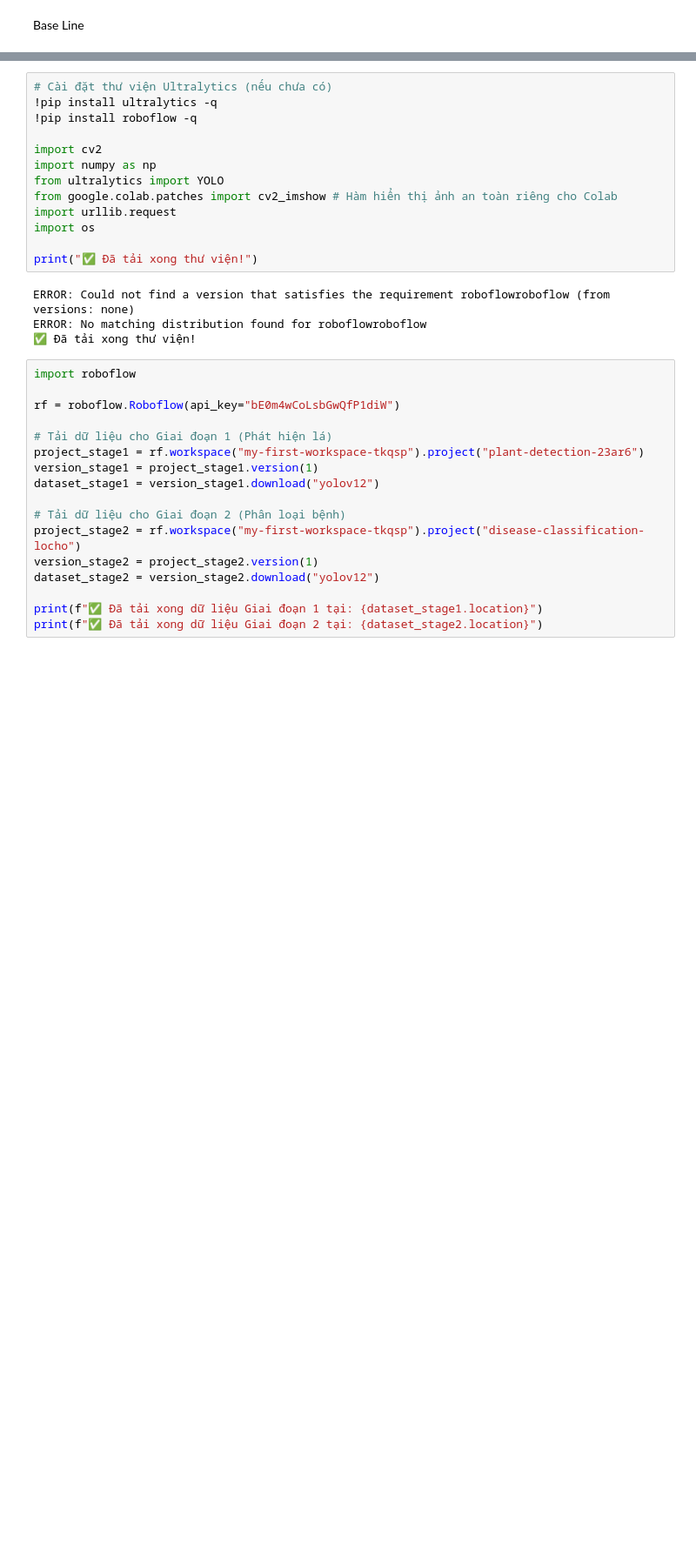
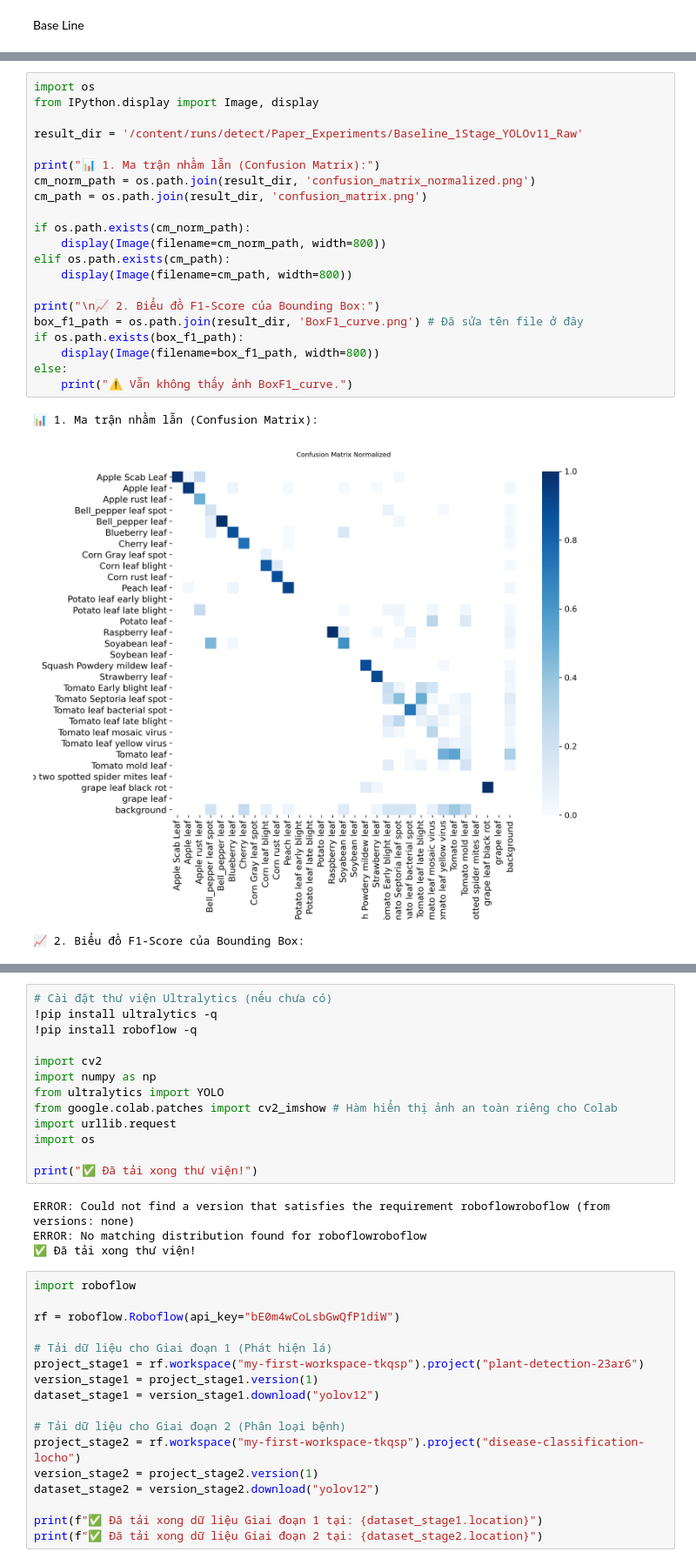
Before and after one commit to Hoanghieu003/detection-and-classification-plant-diseases, a Jupyter notebook: Custom-Pipeline-Detection-Classification.ipynb, the cells around one changed output, grey strips where cells are left out. Shown at 87% size. Cells and saved outputs as stored; diff of their text form; blank space fills up the shorter version.

```diff
--- a/Custom-Pipeline-Detection-Classification.ipynb
+++ b/Custom-Pipeline-Detection-Classification.ipynb
@@ -63,0 +82,25 @@ if os.path.exists(f'{result_dir}/F1_curve.png'):
+# %%
+import os
+from IPython.display import Image, display
+
+result_dir = '/content/runs/detect/Paper_Experiments/Baseline_1Stage_YOLOv11_Raw'
+
+print("📊 1. Ma trận nhầm lẫn (Confusion Matrix):")
+cm_norm_path = os.path.join(result_dir, 'confusion_matrix_normalized.png')
+cm_path = os.path.join(result_dir, 'confusion_matrix.png')
+
+if os.path.exists(cm_norm_path):
+    display(Image(filename=cm_norm_path, width=800))
+elif os.path.exists(cm_path):
+    display(Image(filename=cm_path, width=800))
+
+print("\n📈 2. Biểu đồ F1-Score của Bounding Box:")
+box_f1_path = os.path.join(result_dir, 'BoxF1_curve.png') # Đã sửa tên file ở đây
+if os.path.exists(box_f1_path):
+    display(Image(filename=box_f1_path, width=800))
+else:
+    print("⚠️ Vẫn không thấy ảnh BoxF1_curve.")
+# %% [output]
+📊 1. Ma trận nhầm lẫn (Confusion Matrix):
+[figure, added]
+📈 2. Biểu đồ F1-Score của Bounding Box:
```
Also changed, not shown: parts of 3 cells of this notebook.
